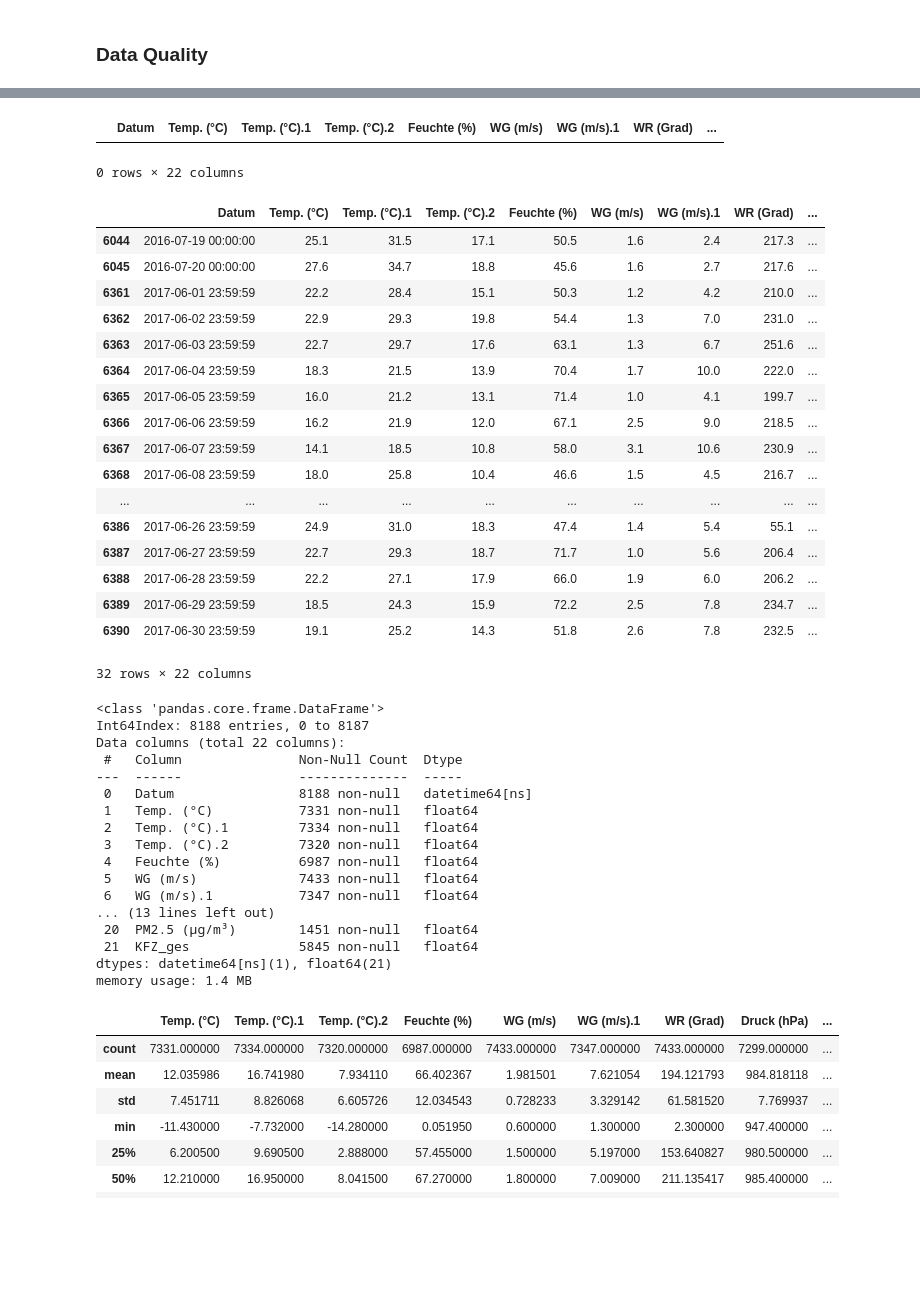
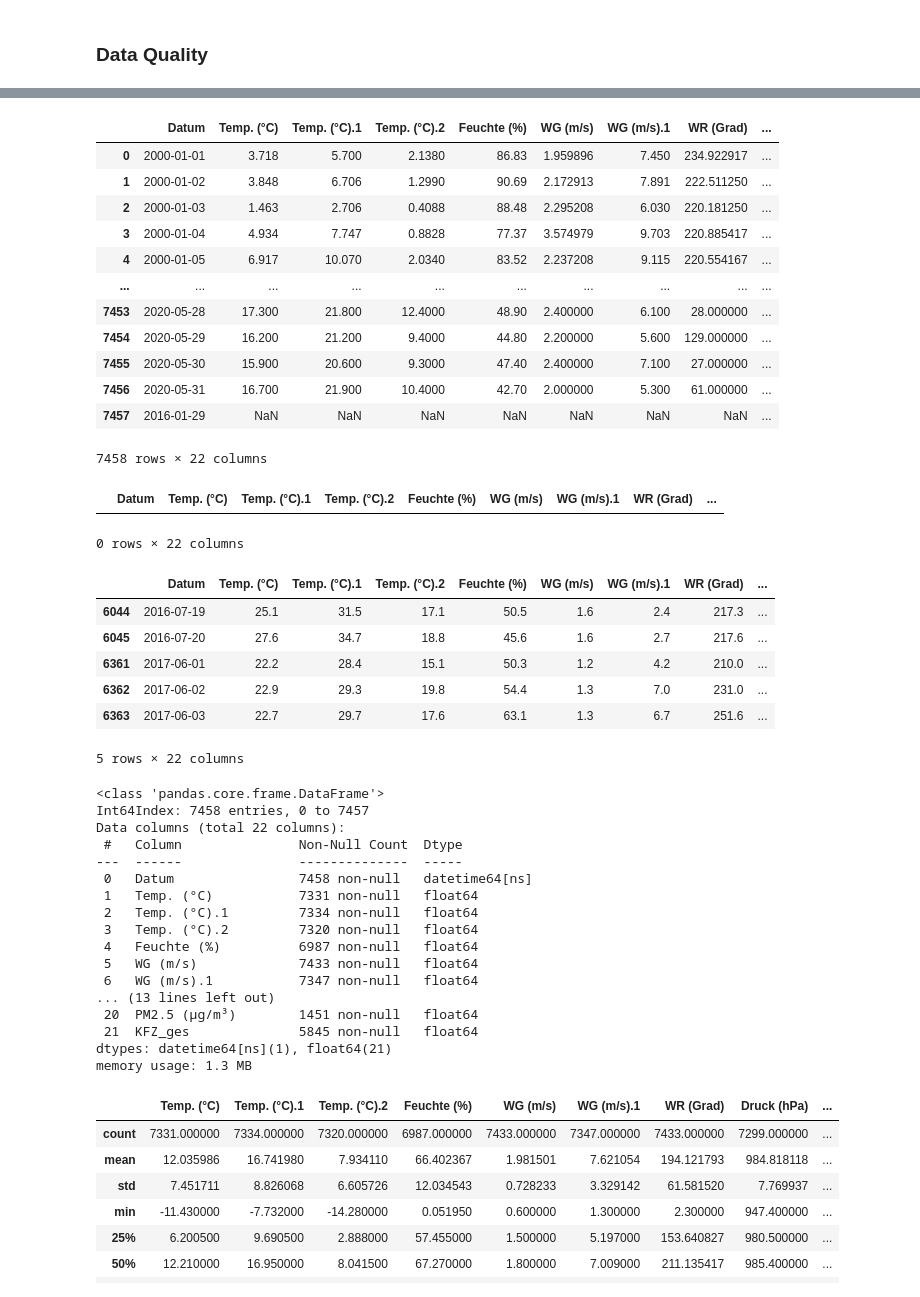
Before and after one commit to SvetiB/AirQualityStuttgart, a Jupyter notebook: AirQualityStuttgart.ipynb, the cells around one changed output, grey strips where cells are left out. Saved outputs shown, nothing was run; the diff lists cells and outputs as text; code cells hidden in the pictures; blank space fills up the shorter version.

```diff
--- a/AirQualityStuttgart.ipynb
+++ b/AirQualityStuttgart.ipynb
@@ -235,5 +235,5 @@ df_traffic.tail(20)
 # %% [markdown]
 Merge function to merge the two dataframes to one:
 # %%
-df_ges = pd.merge(df_air, df_traffic, how='outer', on='Datum')
+df_total = pd.merge(df_air, df_traffic, how='outer', on='Datum')
 # %%
@@ -290,3 +292,3 @@ df_ges.loc[df_ges['PM10 (µg/m³)'] == '--']
 394 rows × 22 columns
 # %%
-df_ges.replace("--", np.nan, inplace=True)
+df_total.replace("--", np.nan, inplace=True)
@@ -309 +295,17 @@ df_ges
+# %%
+df_total
+# %% [output]
+|  | Datum | Temp. (°C) | Temp. (°C).1 | Temp. (°C).2 | Feuchte (%) | WG (m/s) | WG (m/s).1 | WR (Grad) | ... |
+| 0 | 2000-01-01 | 3.718 | 5.700 | 2.1380 | 86.83 | 1.959896 | 7.450 | 234.922917 | ... |
+| 1 | 2000-01-02 | 3.848 | 6.706 | 1.2990 | 90.69 | 2.172913 | 7.891 | 222.511250 | ... |
+| 2 | 2000-01-03 | 1.463 | 2.706 | 0.4088 | 88.48 | 2.295208 | 6.030 | 220.181250 | ... |
+| 3 | 2000-01-04 | 4.934 | 7.747 | 0.8828 | 77.37 | 3.574979 | 9.703 | 220.885417 | ... |
+| 4 | 2000-01-05 | 6.917 | 10.070 | 2.0340 | 83.52 | 2.237208 | 9.115 | 220.554167 | ... |
+| ... | ... | ... | ... | ... | ... | ... | ... | ... | ... |
+| 7453 | 2020-05-28 | 17.300 | 21.800 | 12.4000 | 48.90 | 2.400000 | 6.100 | 28.000000 | ... |
+| 7454 | 2020-05-29 | 16.200 | 21.200 | 9.4000 | 44.80 | 2.200000 | 5.600 | 129.000000 | ... |
+| 7455 | 2020-05-30 | 15.900 | 20.600 | 9.3000 | 47.40 | 2.400000 | 7.100 | 27.000000 | ... |
+| 7456 | 2020-05-31 | 16.700 | 21.900 | 10.4000 | 42.70 | 2.000000 | 5.300 | 61.000000 | ... |
+| 7457 | 2016-01-29 | NaN | NaN | NaN | NaN | NaN | NaN | NaN | ... |
+7458 rows × 22 columns
 # %%
@@ -312,24 +314,13 @@ df_ges.loc[df_ges['PM10 (µg/m³)'] == '--']
 |  | Datum | Temp. (°C) | Temp. (°C).1 | Temp. (°C).2 | Feuchte (%) | WG (m/s) | WG (m/s).1 | WR (Grad) | ... |
 0 rows × 22 columns
 # %%
-df_ges.loc[df_ges['PM10 (µg/m³)'] == '-']
+df_total.loc[df_total['PM10 (µg/m³)'] == '-'].head(5)
 # %% [output]
 |  | Datum | Temp. (°C) | Temp. (°C).1 | Temp. (°C).2 | Feuchte (%) | WG (m/s) | WG (m/s).1 | WR (Grad) | ... |
-| 6044 | 2016-07-19 00:00:00 | 25.1 | 31.5 | 17.1 | 50.5 | 1.6 | 2.4 | 217.3 | ... |
-| 6045 | 2016-07-20 00:00:00 | 27.6 | 34.7 | 18.8 | 45.6 | 1.6 | 2.7 | 217.6 | ... |
-| 6361 | 2017-06-01 23:59:59 | 22.2 | 28.4 | 15.1 | 50.3 | 1.2 | 4.2 | 210.0 | ... |
-| 6362 | 2017-06-02 23:59:59 | 22.9 | 29.3 | 19.8 | 54.4 | 1.3 | 7.0 | 231.0 | ... |
-| 6363 | 2017-06-03 23:59:59 | 22.7 | 29.7 | 17.6 | 63.1 | 1.3 | 6.7 | 251.6 | ... |
-| 6364 | 2017-06-04 23:59:59 | 18.3 | 21.5 | 13.9 | 70.4 | 1.7 | 10.0 | 222.0 | ... |
-| 6365 | 2017-06-05 23:59:59 | 16.0 | 21.2 | 13.1 | 71.4 | 1.0 | 4.1 | 199.7 | ... |
-| 6366 | 2017-06-06 23:59:59 | 16.2 | 21.9 | 12.0 | 67.1 | 2.5 | 9.0 | 218.5 | ... |
-| 6367 | 2017-06-07 23:59:59 | 14.1 | 18.5 | 10.8 | 58.0 | 3.1 | 10.6 | 230.9 | ... |
-| 6368 | 2017-06-08 23:59:59 | 18.0 | 25.8 | 10.4 | 46.6 | 1.5 | 4.5 | 216.7 | ... |
-| ... | ... | ... | ... | ... | ... | ... | ... | ... | ... |
-| 6386 | 2017-06-26 23:59:59 | 24.9 | 31.0 | 18.3 | 47.4 | 1.4 | 5.4 | 55.1 | ... |
-| 6387 | 2017-06-27 23:59:59 | 22.7 | 29.3 | 18.7 | 71.7 | 1.0 | 5.6 | 206.4 | ... |
-| 6388 | 2017-06-28 23:59:59 | 22.2 | 27.1 | 17.9 | 66.0 | 1.9 | 6.0 | 206.2 | ... |
-| 6389 | 2017-06-29 23:59:59 | 18.5 | 24.3 | 15.9 | 72.2 | 2.5 | 7.8 | 234.7 | ... |
-| 6390 | 2017-06-30 23:59:59 | 19.1 | 25.2 | 14.3 | 51.8 | 2.6 | 7.8 | 232.5 | ... |
+| 6044 | 2016-07-19 | 25.1 | 31.5 | 17.1 | 50.5 | 1.6 | 2.4 | 217.3 | ... |
+| 6045 | 2016-07-20 | 27.6 | 34.7 | 18.8 | 45.6 | 1.6 | 2.7 | 217.6 | ... |
+| 6361 | 2017-06-01 | 22.2 | 28.4 | 15.1 | 50.3 | 1.2 | 4.2 | 210.0 | ... |
+| 6362 | 2017-06-02 | 22.9 | 29.3 | 19.8 | 54.4 | 1.3 | 7.0 | 231.0 | ... |
+| 6363 | 2017-06-03 | 22.7 | 29.7 | 17.6 | 63.1 | 1.3 | 6.7 | 251.6 | ... |
-32 rows × 22 columns
+5 rows × 22 columns
 # %%
@@ -337,12 +328,12 @@ df_ges.replace("-", np.nan, inplace=True)
 # %%
-df_ges.info()
+df_total.info()
 # %% [output]
 <class 'pandas.core.frame.DataFrame'>
-Int64Index: 8188 entries, 0 to 8187
+Int64Index: 7458 entries, 0 to 7457
 Data columns (total 22 columns):
  #   Column               Non-Null Count  Dtype
 ---  ------               --------------  -----
- 0   Datum                8188 non-null   datetime64[ns]
+ 0   Datum                7458 non-null   datetime64[ns]
  1   Temp. (°C)           7331 non-null   float64
  2   Temp. (°C).1         7334 non-null   float64
  3   Temp. (°C).2         7320 non-null   float64
@@ -353,5 +344,5 @@ Data columns (total 22 columns):
  20  PM2.5 (µg/m³)        1451 non-null   float64
  21  KFZ_ges              5845 non-null   float64
 dtypes: datetime64[ns](1), float64(21)
-memory usage: 1.4 MB
+memory usage: 1.3 MB
 # %%
```
Also changed, not shown: parts of 38 cells of this notebook.
